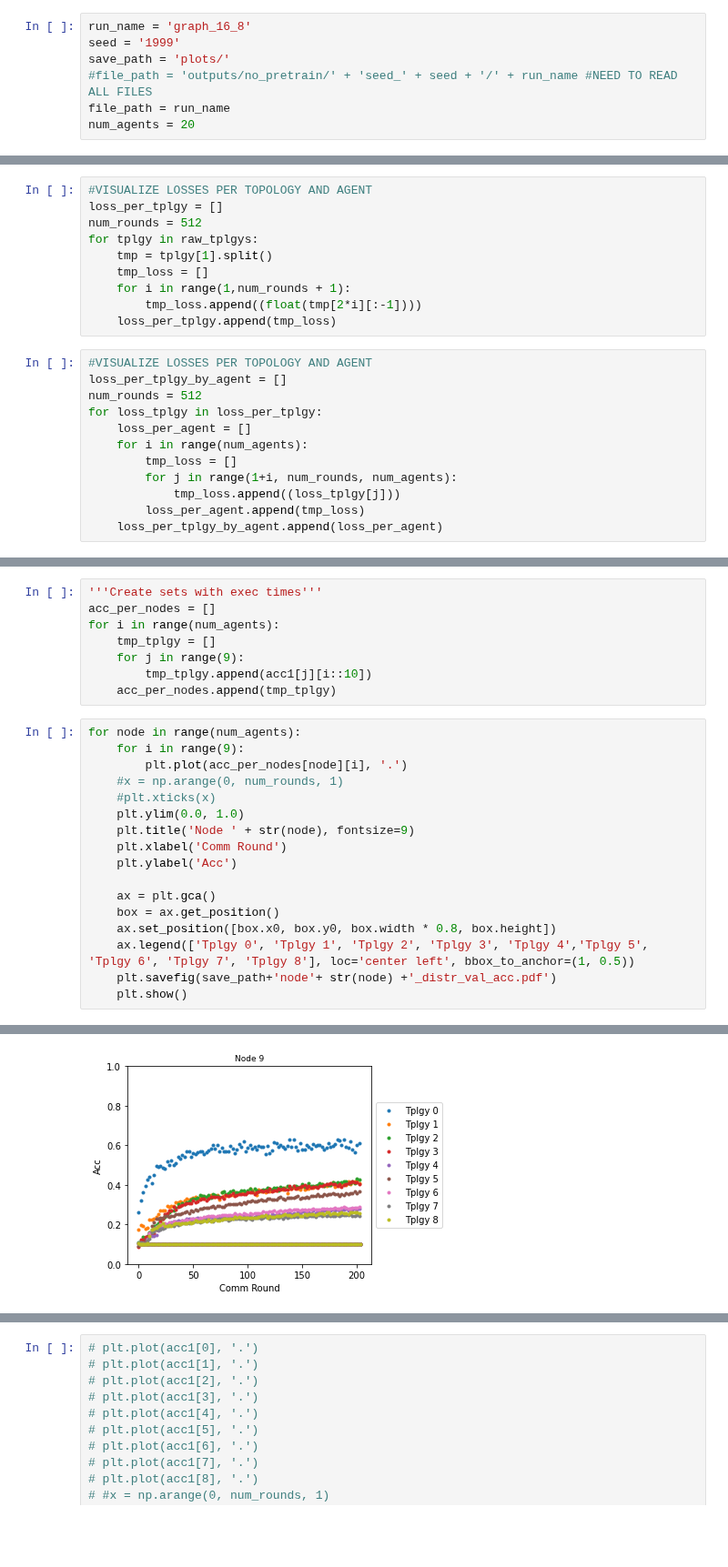
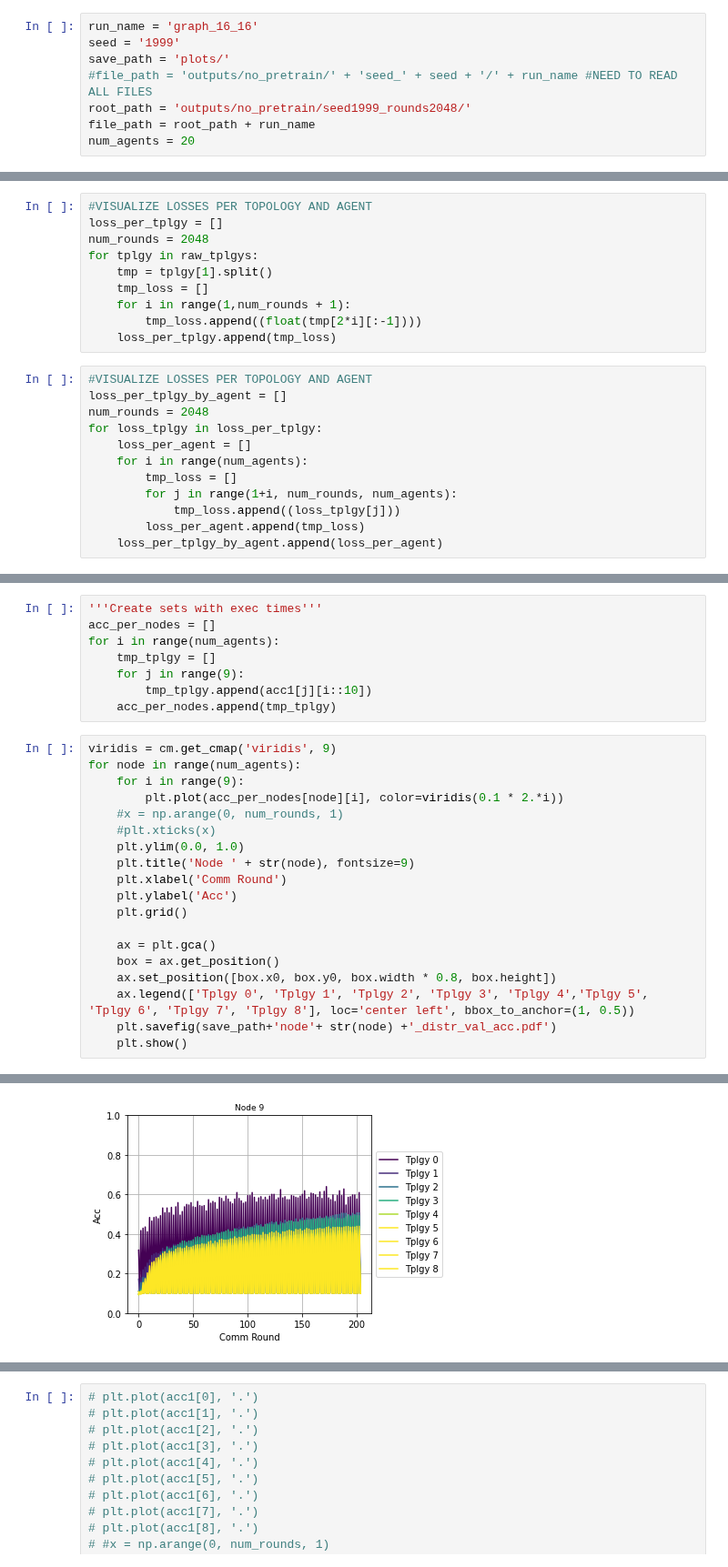
Before and after one commit to AitorB16/GLow, a Jupyter notebook: 16_visualize_results.ipynb, the cells around one changed output, grey strips where cells are left out. Shown at 91% size. Drawn from its saved outputs; the diff is of its cells as text; blank space fills up the shorter version.

Commit message:
Same visualiztion for all experiments

```diff
--- a/16_visualize_results.ipynb
+++ b/16_visualize_results.ipynb
@@ -7,9 +8,10 @@ import matplotlib.pyplot as plt
 # %%
-run_name = 'graph_16_8'
+run_name = 'graph_16_16'
 seed = '1999'
 save_path = 'plots/'
 #file_path = 'outputs/no_pretrain/' + 'seed_' + seed + '/' + run_name #NEED TO READ ALL FILES
-file_path = run_name
+root_path = 'outputs/no_pretrain/seed1999_rounds2048/'
+file_path = root_path + run_name
 num_agents = 20
 # %%
 tplgys = []
@@ -203,7 +209,7 @@ plt.savefig(save_path+run_name+'_summarized_loss.pdf')
 # %%
 #VISUALIZE LOSSES PER TOPOLOGY AND AGENT
 loss_per_tplgy = []
-num_rounds = 512
+num_rounds = 2048
 for tplgy in raw_tplgys:
     tmp = tplgy[1].split()
     tmp_loss = []
@@ -213,7 +219,7 @@ for tplgy in raw_tplgys:
 # %%
 #VISUALIZE LOSSES PER TOPOLOGY AND AGENT
 loss_per_tplgy_by_agent = []
-num_rounds = 512
+num_rounds = 2048
 for loss_tplgy in loss_per_tplgy:
     loss_per_agent = []
     for i in range(num_agents):
@@ -294,15 +300,17 @@ for i in range(num_agents):
         tmp_tplgy.append(acc1[j][i::10])
     acc_per_nodes.append(tmp_tplgy)
 # %%
+viridis = cm.get_cmap('viridis', 9)
 for node in range(num_agents):
     for i in range(9):
-        plt.plot(acc_per_nodes[node][i], '.')
+        plt.plot(acc_per_nodes[node][i], color=viridis(0.1 * 2.*i))
     #x = np.arange(0, num_rounds, 1)
     #plt.xticks(x)
     plt.ylim(0.0, 1.0)
     plt.title('Node ' + str(node), fontsize=9)
     plt.xlabel('Comm Round')
     plt.ylabel('Acc')
+    plt.grid()
 
     ax = plt.gca()
     box = ax.get_position()
@@ -323 +331 @@ for node in range(num_agents):
-[figure, old version]
+[figure, new version]
```
Also changed, not shown: parts of 8 cells of this notebook, 2 other files.
